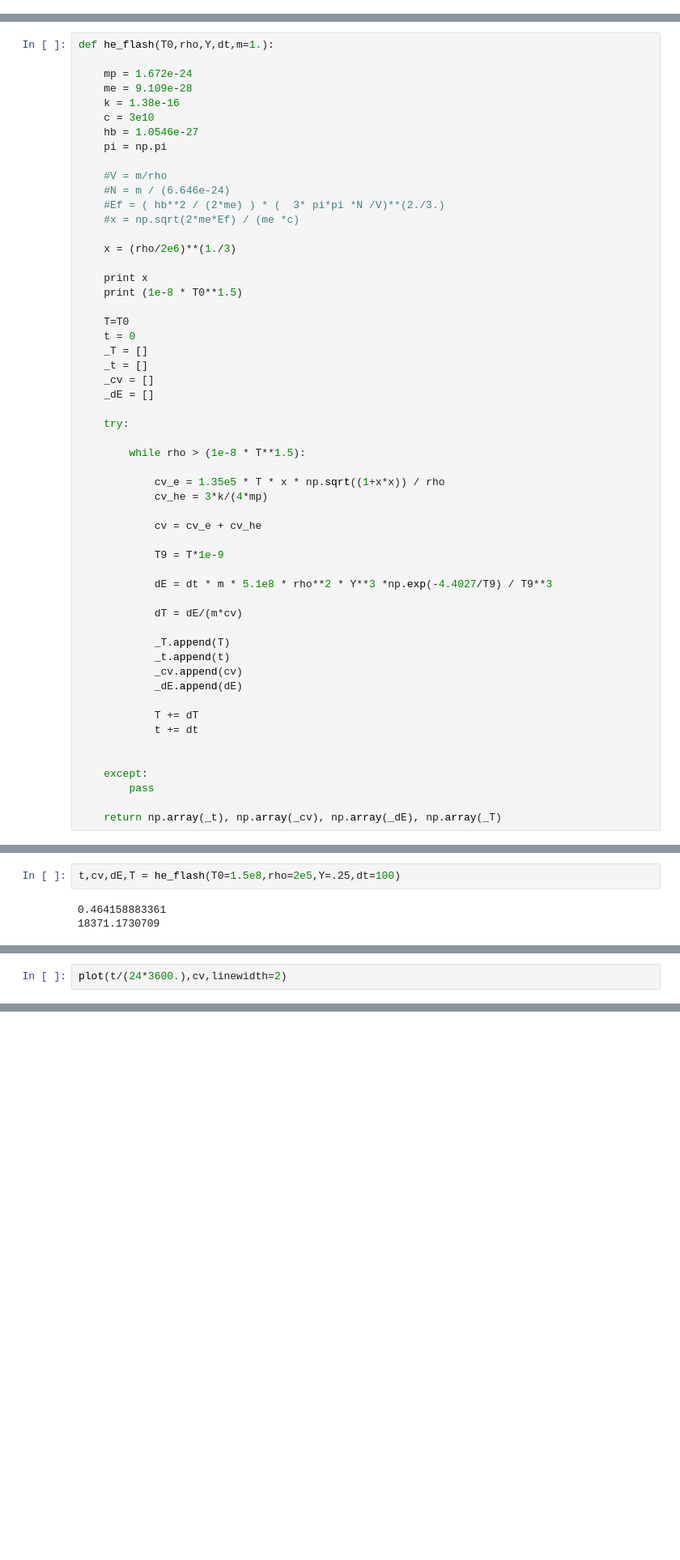
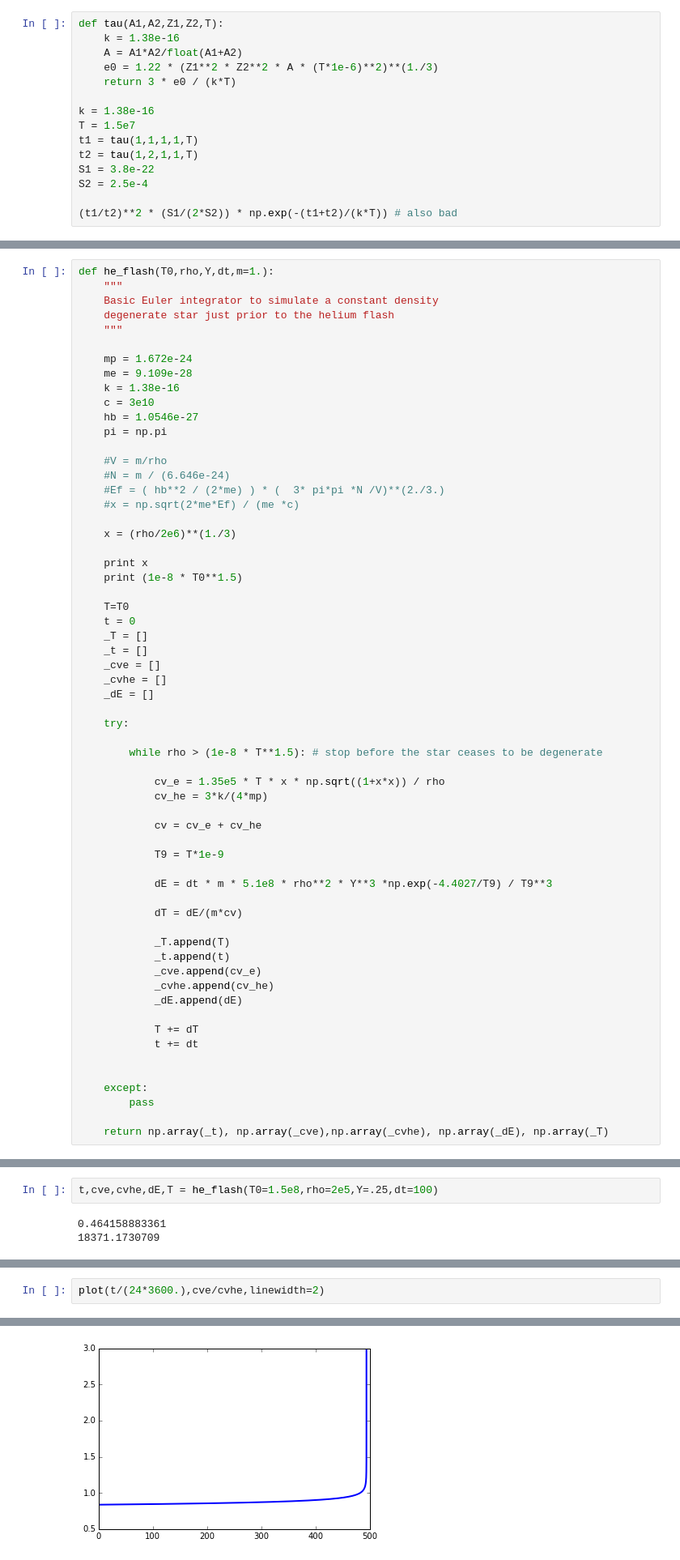
Before and after one commit to avzahn/ph223, a Jupyter notebook: set3/ipynb/set3.ipynb, the cells around one changed output, grey strips where cells are left out. Shown at 81% size. Drawn from its saved outputs; the diff is of its cells as text; blank space fills up the shorter version.

```diff
--- a/set3/ipynb/set3.ipynb
+++ b/set3/ipynb/set3.ipynb
@@ -11,0 +26,15 @@ def L(A1,A2,Z1,Z2,S,T):
+# %%
+def tau(A1,A2,Z1,Z2,T):
+    k = 1.38e-16
+    A = A1*A2/float(A1+A2)
+    e0 = 1.22 * (Z1**2 * Z2**2 * A * (T*1e-6)**2)**(1./3)
+    return 3 * e0 / (k*T)
+
+k = 1.38e-16
+T = 1.5e7
+t1 = tau(1,1,1,1,T)
+t2 = tau(1,2,1,1,T)
+S1 = 3.8e-22
+S2 = 2.5e-4
+
+(t1/t2)**2 * (S1/(2*S2)) * np.exp(-(t1+t2)/(k*T)) # also bad
@@ -12,5 +45,9 @@ def L(A1,A2,Z1,Z2,S,T):
 # %%
 def he_flash(T0,rho,Y,dt,m=1.):
+    """
+    Basic Euler integrator to simulate a constant density
+    degenerate star just prior to the helium flash
+    """
 
     mp = 1.672e-24
     me = 9.109e-28
@@ -33,12 +70,13 @@ def he_flash(T0,rho,Y,dt,m=1.):
     t = 0
     _T = []
     _t = []
-    _cv = []
+    _cve = []
+    _cvhe = []
     _dE = []
 
     try:
 
-        while rho > (1e-8 * T**1.5):
+        while rho > (1e-8 * T**1.5): # stop before the star ceases to be degenerate
 
             cv_e = 1.35e5 * T * x * np.sqrt((1+x*x)) / rho
             cv_he = 3*k/(4*mp)
@@ -53,7 +91,8 @@ def he_flash(T0,rho,Y,dt,m=1.):
 
             _T.append(T)
             _t.append(t)
-            _cv.append(cv)
+            _cve.append(cv_e)
+            _cvhe.append(cv_he)
             _dE.append(dE)
 
             T += dT
@@ -63,4 +102,4 @@ def he_flash(T0,rho,Y,dt,m=1.):
     except:
         pass
 
-    return np.array(_t), np.array(_cv), np.array(_dE), np.array(_T)
+    return np.array(_t), np.array(_cve),np.array(_cvhe), np.array(_dE), np.array(_T)
@@ -72,5 +106,5 @@ Populating the interactive namespace from numpy and matplotlib
 # %%
-t,cv,dE,T = he_flash(T0=1.5e8,rho=2e5,Y=.25,dt=100)
+t,cve,cvhe,dE,T = he_flash(T0=1.5e8,rho=2e5,Y=.25,dt=100)
 # %% [output]
 0.464158883361
 18371.1730709
@@ -84,4 +119,5 @@ plot(t/(24*3600.),T,linewidth=2)
 # %%
-plot(t/(24*3600.),cv,linewidth=2)
+plot(t/(24*3600.),cve/cvhe,linewidth=2)
 # %% [output]
 [<matplotlib.lines.Line2D at 0x...>]
+[figure, added]
```
Also changed, not shown: parts of 19 cells of this notebook, 30 other files.
